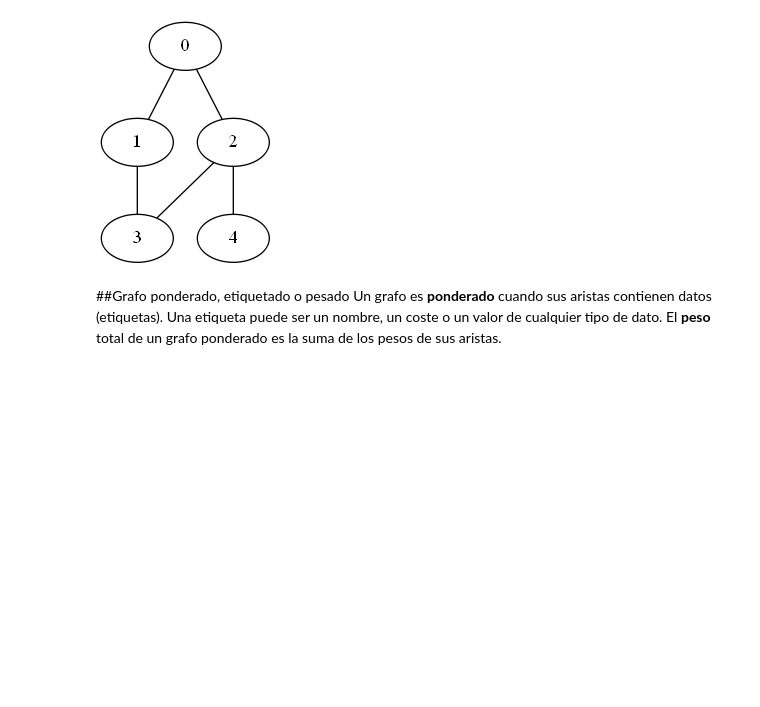
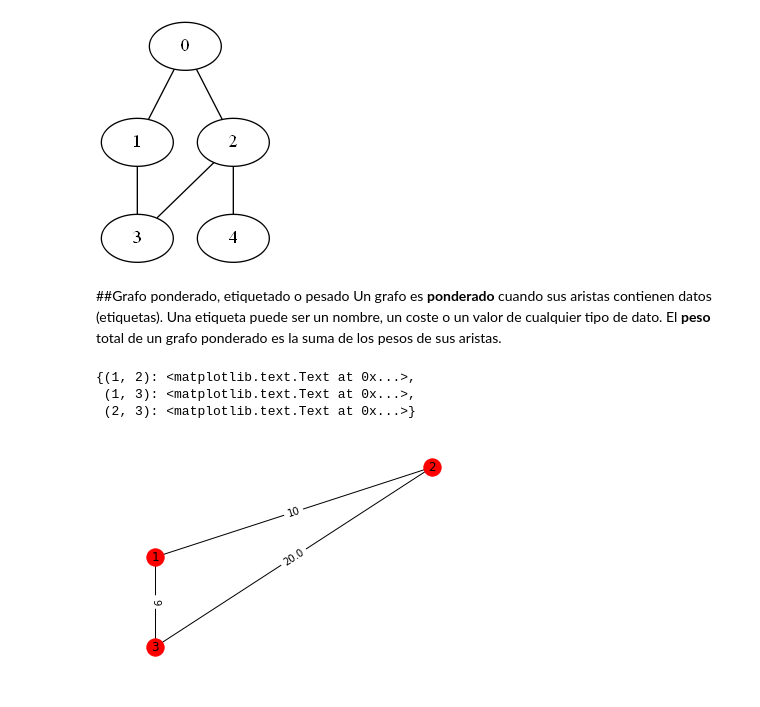
Before and after one commit to adrinfer/Grafos-Jupyter-Notebook, a Jupyter notebook: prueba1.ipynb, the cells around one changed output. Saved outputs shown, nothing was run; the diff lists cells and outputs as text; code cells hidden in the pictures; blank space fills up the shorter version.

```diff
--- a/prueba1.ipynb
+++ b/prueba1.ipynb
@@ -204,3 +205,21 @@ draw(grafoConexo, show='ipynb')
 Un grafo es <b>ponderado</b> cuando sus aristas contienen datos (etiquetas). Una etiqueta puede ser un nombre, un coste o un valor
 de cualquier tipo de dato.
 El <b>peso</b> total de un grafo ponderado es la suma de los pesos de sus aristas.
+# %%
+grafoPonderado=nx.Graph()
+grafoPonderado.add_node(1,pos=(1,1))
+grafoPonderado.add_node(2,pos=(2,2))
+grafoPonderado.add_node(3,pos=(1,0))
+grafoPonderado.add_edge(1,2,weight=10)
+grafoPonderado.add_edge(1,3,weight=9)
+grafoPonderado.add_edge(2,3,weight=20.0)
+pos=nx.get_node_attributes(grafoPonderado,'pos')
+nx.draw_networkx(grafoPonderado,pos)
+labels = nx.get_edge_attributes(grafoPonderado,'weight')
+plt.axis('off')
+nx.draw_networkx_edge_labels(grafoPonderado,pos,edge_labels=labels)
+# %% [output]
+{(1, 2): <matplotlib.text.Text at 0x...>,
+ (1, 3): <matplotlib.text.Text at 0x...>,
+ (2, 3): <matplotlib.text.Text at 0x...>}
+[figure, added]
```
Also changed, not shown: parts of 3 cells of this notebook.
